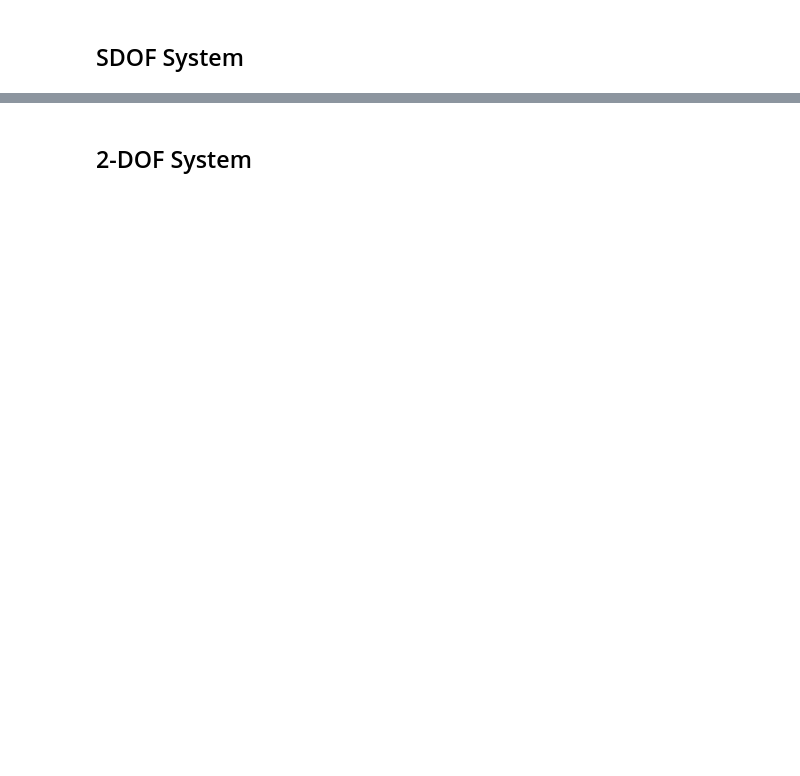
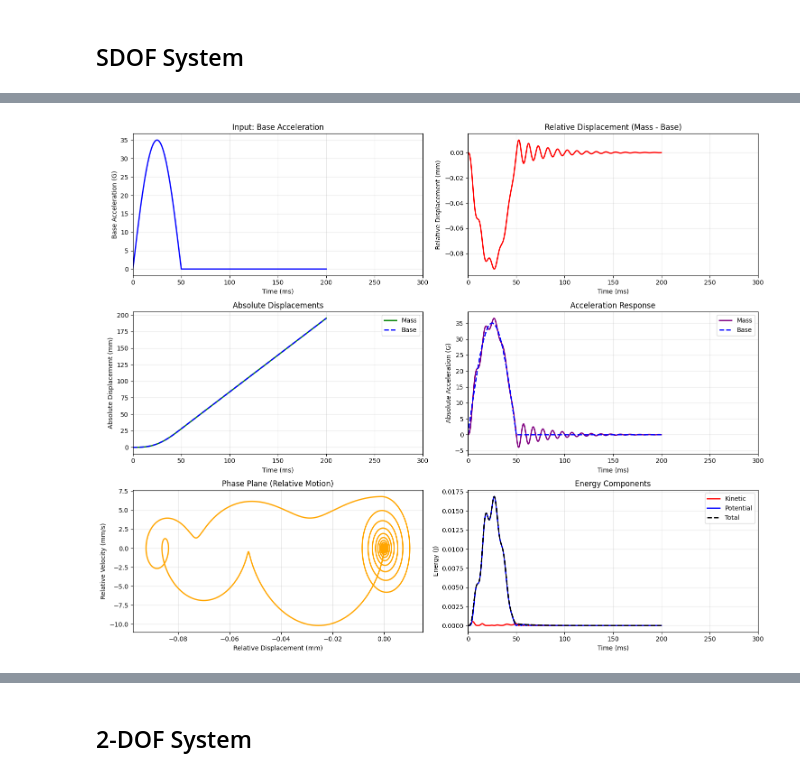
Before and after one commit to natecostello/python-test-repo, a Jupyter notebook: mdof_evaluation.ipynb, the cells around one changed output, grey strips where cells are left out. Saved outputs shown, nothing was run; the diff lists cells and outputs as text; code cells hidden in the pictures; blank space fills up the shorter version.

```diff
--- a/mdof_evaluation.ipynb
+++ b/mdof_evaluation.ipynb
@@ -73,17 +870,2 @@ Total duration: 0.200 s
 # %% [markdown]
 ### Shock Response Spectrum
-# %%
-import pyyeti
-from pyyeti import srs
-
-# Calculate the shock response spectrum
-# Define frequency range from 1 Hz to 1000 Hz
-freq_min = 1.0
-freq_max = 1000.0
-num_points = 100  # Number of frequency points
-
-# Create logarithmically spaced frequency array
-frequencies = np.logspace(np.log10(freq_min), np.log10(freq_max), num_points)
-
-# Calculate time step
-dt = time[1] - time[0]
@@ -121,0 +1045,76 @@ print(f"Amplification factor: {max_srs_g/peak_amplitude:.2f}")
+# %%
+# Simulate response to the shock input
+response = sdof.simulate_response(time, base_acceleration)
+
+# Plot the results
+fig, axes = plt.subplots(3, 2, figsize=(15, 12))
+
+# Base acceleration input
+axes[0, 0].plot(time * 1000, base_acceleration, 'b-', linewidth=2)
+axes[0, 0].set_xlabel('Time (ms)')
+axes[0, 0].set_ylabel('Base Acceleration (G)')
+axes[0, 0].set_title('Input: Base Acceleration')
+axes[0, 0].grid(True, alpha=0.3)
+axes[0, 0].set_xlim(0, 300)
+
+# Relative displacement
+axes[0, 1].plot(response['time'] * 1000, response['relative_disp'] * 1000, 'r-', linewidth=2)
+axes[0, 1].set_xlabel('Time (ms)')
+axes[0, 1].set_ylabel('Relative Displacement (mm)')
+axes[0, 1].set_title('Relative Displacement (Mass - Base)')
+axes[0, 1].grid(True, alpha=0.3)
+axes[0, 1].set_xlim(0, 300)
+
+# Absolute displacement
+axes[1, 0].plot(response['time'] * 1000, response['absolute_disp'] * 1000, 'g-', linewidth=2, label='Mass')
+axes[1, 0].plot(response['time'] * 1000, response['base_disp'] * 1000, 'b--', linewidth=2, label='Base')
+axes[1, 0].set_xlabel('Time (ms)')
+axes[1, 0].set_ylabel('Absolute Displacement (mm)')
+axes[1, 0].set_title('Absolute Displacements')
+axes[1, 0].grid(True, alpha=0.3)
+axes[1, 0].legend()
+axes[1, 0].set_xlim(0, 300)
+
+# Absolute acceleration response
+axes[1, 1].plot(response['time'] * 1000, response['absolute_accel'], 'purple', linewidth=2, label='Mass')
+axes[1, 1].plot(response['time'] * 1000, base_acceleration, 'b--', linewidth=2, label='Base')
+axes[1, 1].set_xlabel('Time (ms)')
+axes[1, 1].set_ylabel('Absolute Acceleration (G)')
+axes[1, 1].set_title('Acceleration Response')
+axes[1, 1].grid(True, alpha=0.3)
+axes[1, 1].legend()
+axes[1, 1].set_xlim(0, 300)
+
+# Phase plane plot
+axes[2, 0].plot(response['relative_disp'] * 1000, response['relative_vel'] * 1000, 'orange', linewidth=2)
+axes[2, 0].set_xlabel('Relative Displacement (mm)')
+axes[2, 0].set_ylabel('Relative Velocity (mm/s)')
+axes[2, 0].set_title('Phase Plane (Relative Motion)')
+axes[2, 0].grid(True, alpha=0.3)
+
+# Energy analysis
+kinetic_energy = 0.5 * mass * (response['relative_vel'])**2
+potential_energy = 0.5 * stiffness * (response['relative_disp'])**2
+total_energy = kinetic_energy + potential_energy
+
+axes[2, 1].plot(response['time'] * 1000, kinetic_energy, 'r-', linewidth=2, label='Kinetic')
+axes[2, 1].plot(response['time'] * 1000, potential_energy, 'b-', linewidth=2, label='Potential')
+axes[2, 1].plot(response['time'] * 1000, total_energy, 'k--', linewidth=2, label='Total')
+axes[2, 1].set_xlabel('Time (ms)')
+axes[2, 1].set_ylabel('Energy (J)')
+axes[2, 1].set_title('Energy Components')
+axes[2, 1].grid(True, alpha=0.3)
+axes[2, 1].legend()
+axes[2, 1].set_xlim(0, 300)
+
+plt.tight_layout()
+plt.show()
+
+# Print peak response values
+print(f"\nPeak Response Values:")
+print(f"  Max relative displacement: {np.max(np.abs(response['relative_disp']))*1000:.2f} mm")
+print(f"  Max absolute acceleration: {np.max(np.abs(response['absolute_accel'])):.2f} G")
+print(f"  Response amplification: {np.max(np.abs(response['absolute_accel']))/peak_amplitude:.2f}")
+print(f"  Max total energy: {np.max(total_energy):.4f} J")
+# %% [output]
+[figure, added]
```
Also changed, not shown: parts of 59 cells of this notebook, 1 other file.
